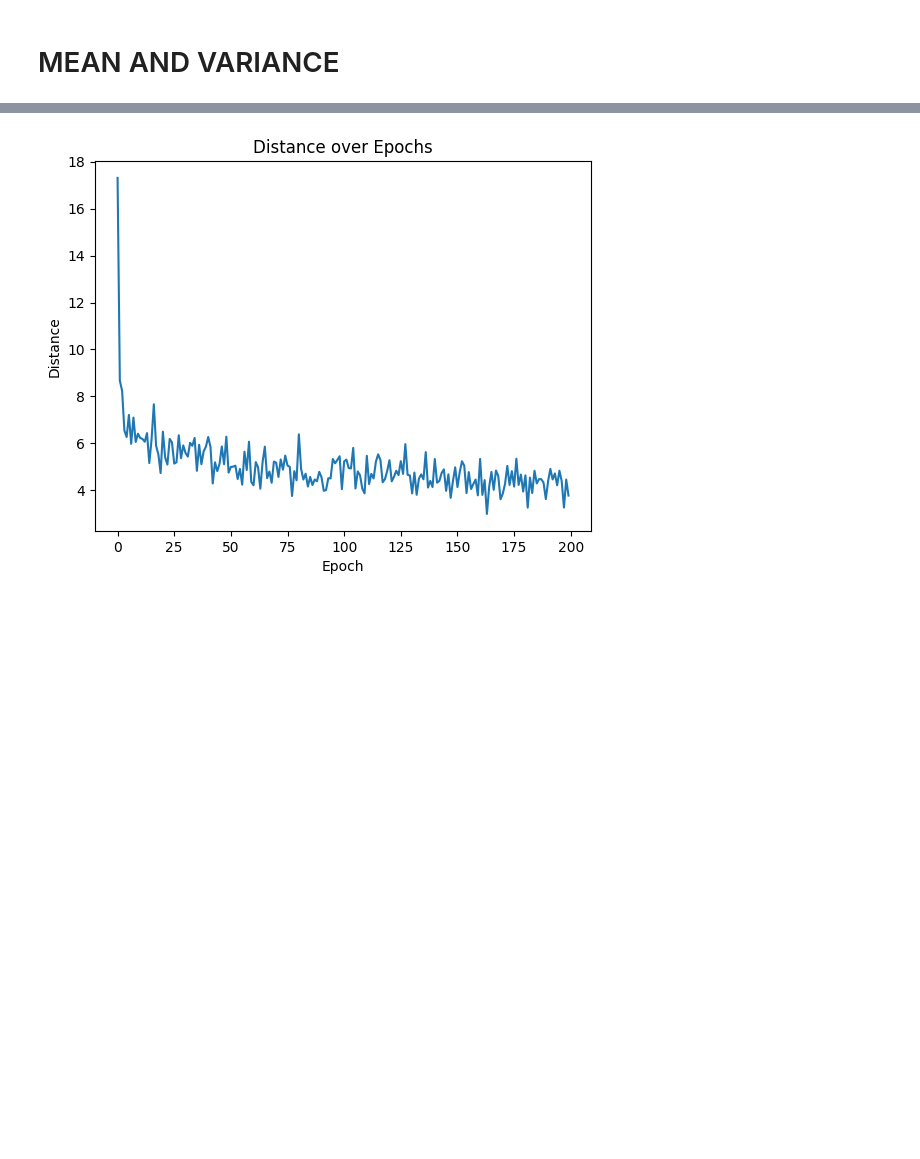
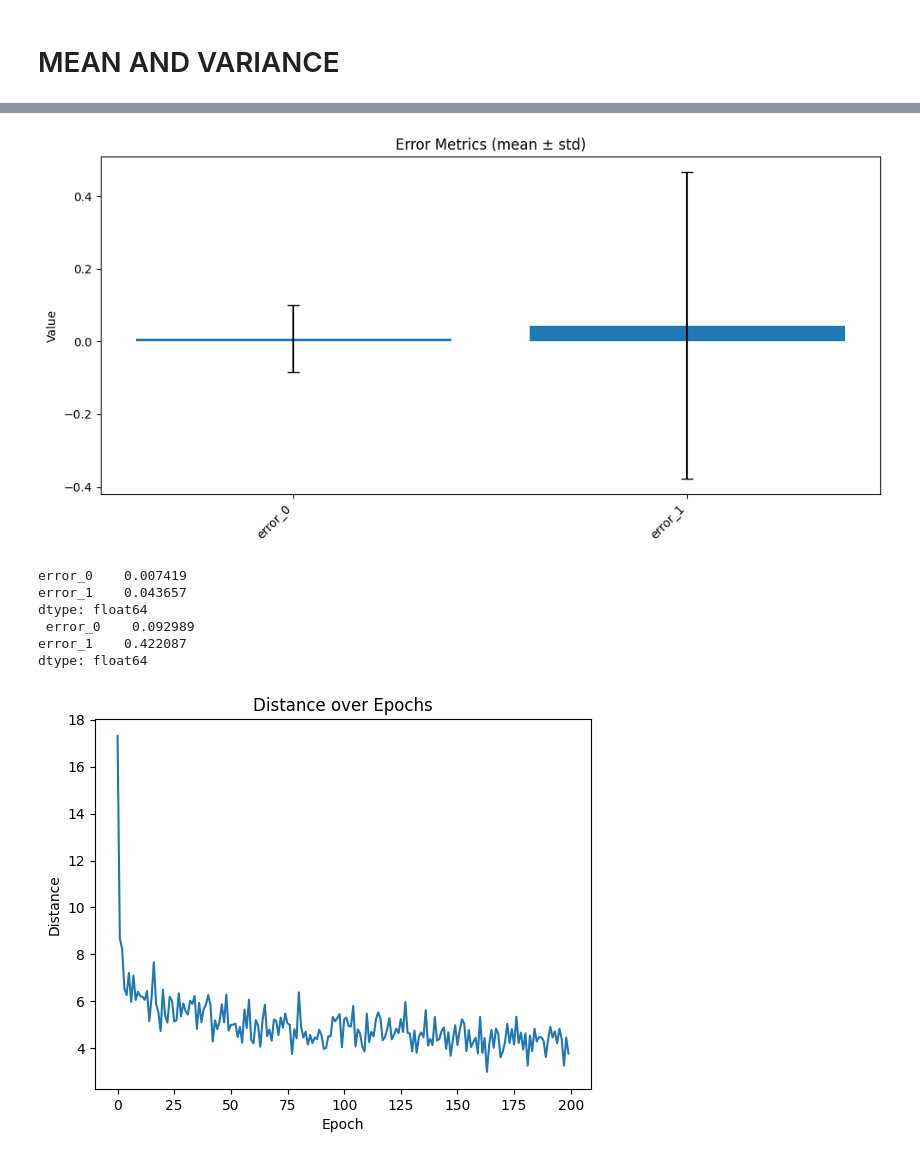
Before and after one commit to matteorofrano/CGAN-for-probability-distribution-generation, a Jupyter notebook: tests.ipynb, the cells around one changed output, grey strips where cells are left out. Saved outputs shown, nothing was run; the diff lists cells and outputs as text; code cells hidden in the pictures; blank space fills up the shorter version.

```diff
--- a/tests.ipynb
+++ b/tests.ipynb
@@ -101,3 +107,14 @@ Results saved to ./data/results/mean_std_error_dist.csv
+# %%
+means, std = analyze_error_distribution('./data/results/mean_std_error_dist.csv')
+print(means,'\n', std)
+# %% [output]
+[figure, added]
+error_0    0.007419
+error_1    0.043657
+dtype: float64
+ error_0    0.092989
+error_1    0.422087
+dtype: float64
 # %%
 plot_learning_curve('generated_vs_true.csv')
 # %% [output]
```
Also changed, not shown: parts of 10 cells of this notebook, 5 other files.
